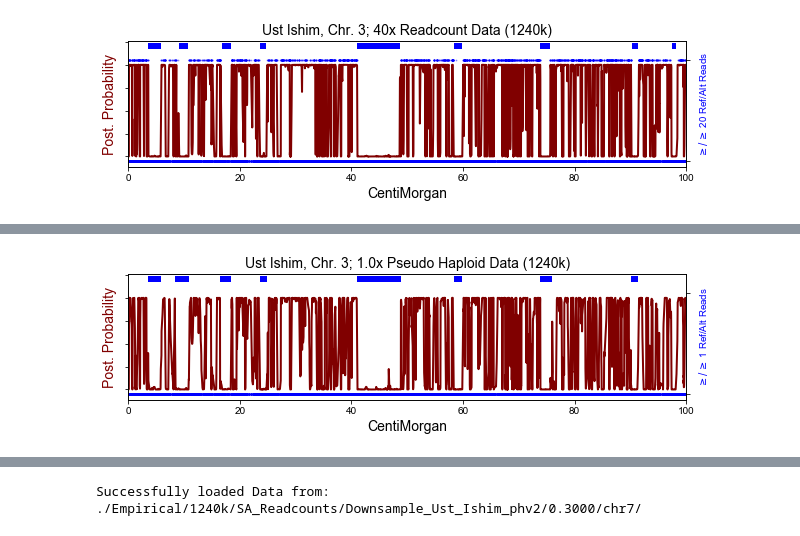
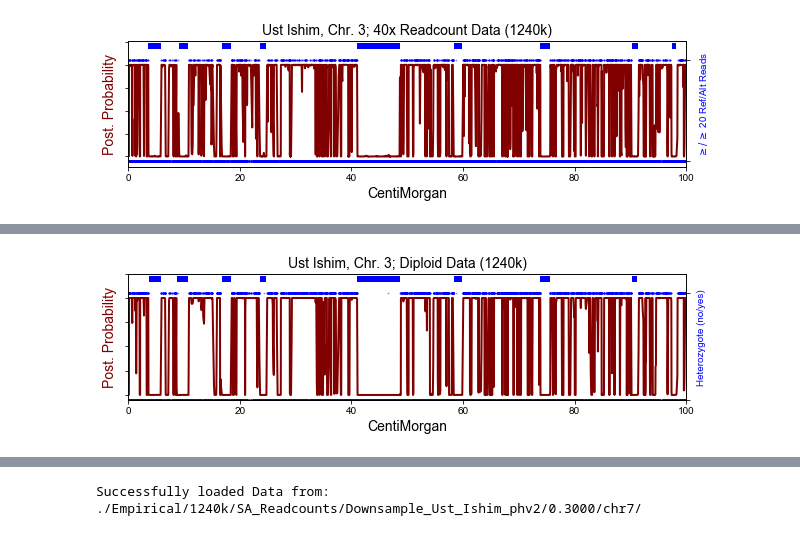
Before and after one commit to hringbauer/hapROH, a Jupyter notebook: Notebooks/Figures/plot_posterior.ipynb, the cells around one changed output, grey strips where cells are left out. Drawn from its saved outputs; the diff is of its cells as text; code cells hidden in the pictures.

```diff
--- a/Notebooks/Figures/plot_posterior.ipynb
+++ b/Notebooks/Figures/plot_posterior.ipynb
@@ -280,6 +281,8 @@ Saved figure to: ./figures/manuscript/supplement/downsampling_sa/ust_ishim_05ph.
 # %%
-plot_posterior_cm(folder = "./Empirical/1240k/SA_Readcounts/Downsample_Ust_Ishim_ph/1.0000/chr3/",
-                  savepath="./figures/manuscript/supplement/downsampling_sa/ust_ishim_10ph.png",
-                  title="Ust Ishim, Chr. 3; 1.0x Pseudo Haploid Data (1240k)",
-                  empirical=True, m=1, cm_lim=[0,100], groundtruth = False, readcount=False, figsize=(10,4))   # ./Empirical/1240k/SEC002/chr20/e01/
+### Usht Ishim Diploid Estimates
+plot_posterior_cm(folder = "./Empirical/Eigenstrat/Reichall/diploid/Ust_Ishim_published.DG/chr3/",
+                  savepath="./figures/manuscript/supplement/downsampling_sa/ust_ishim_diploid.png",
+                  title="Ust Ishim, Chr. 3; Diploid Data (1240k)", min_cm=1.0,
+                  empirical=True, m=1, cm_lim=[0,100], groundtruth = False,
+                  readcount=False, figsize=(10,4))
 # %% [output]
@@ -288 +291 @@ Saved figure to: ./figures/manuscript/supplement/downsampling_sa/ust_ishim_10ph.
-[figure, old version]
+[figure, new version]
```
Also changed, not shown: parts of 5 cells of this notebook, 16 other files.
